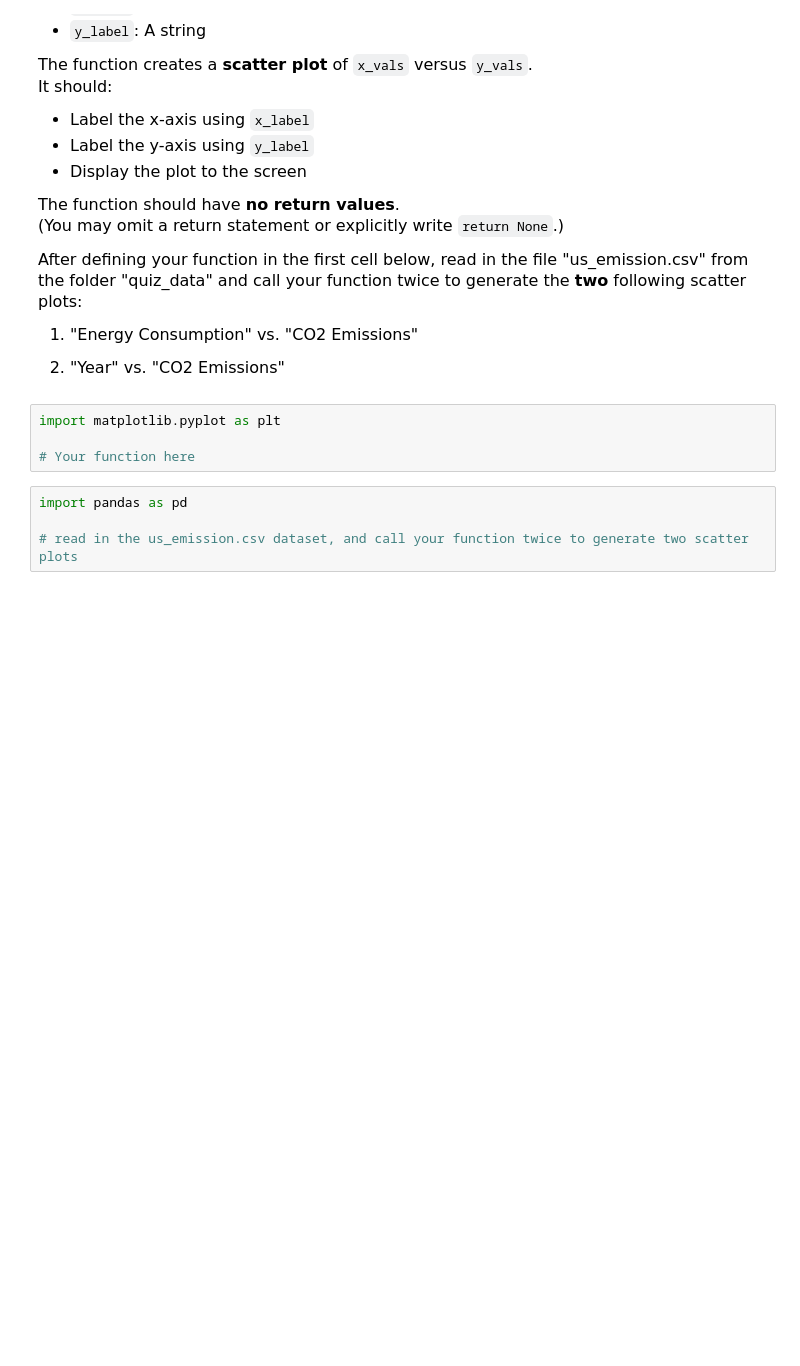
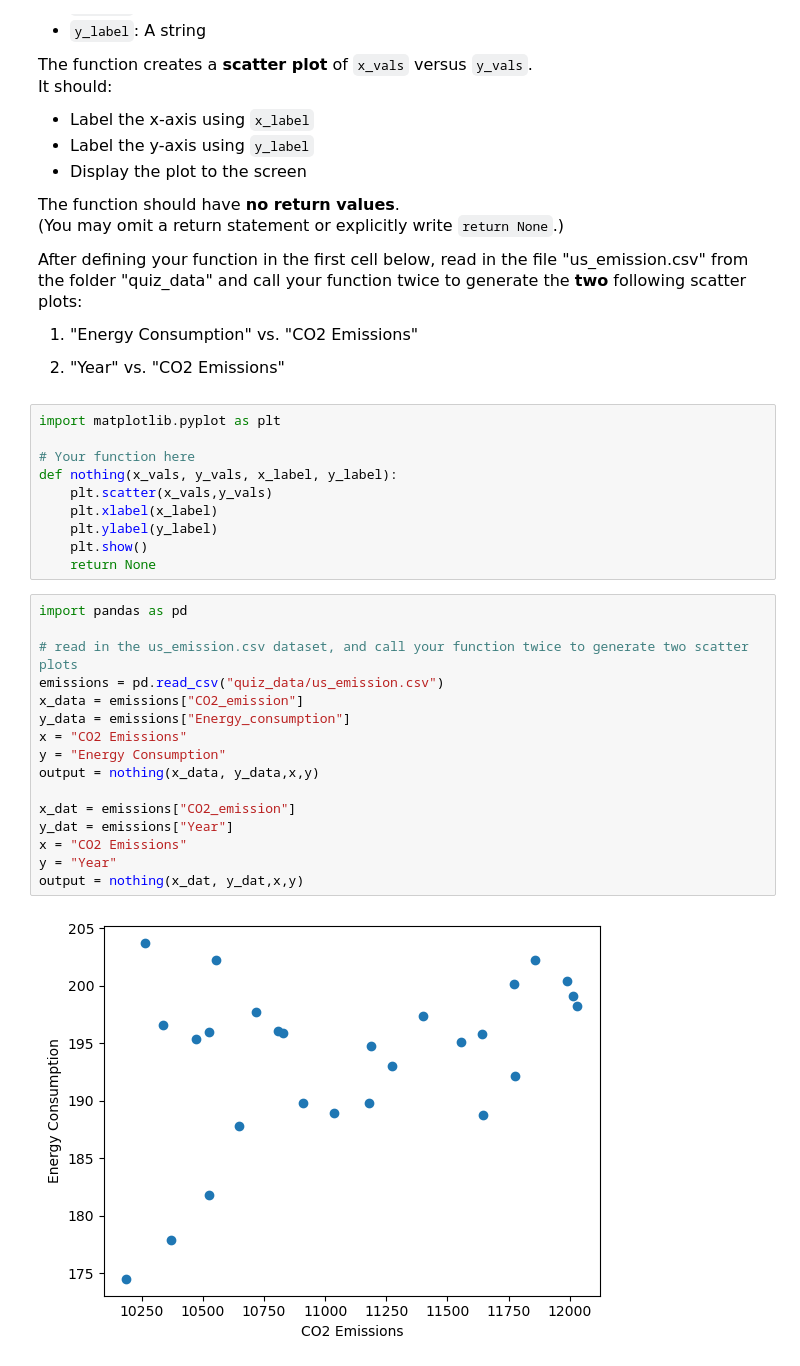
Before and after one commit to inisokoya/datasci151fall2026, a Jupyter notebook: _quizzes/practice_quiz_3/practice_quiz_3.ipynb, the cells around one changed output. Drawn from its saved outputs; the diff is of its cells as text; blank space fills up the shorter version.

```diff
--- a/_quizzes/practice_quiz_3/practice_quiz_3.ipynb
+++ b/_quizzes/practice_quiz_3/practice_quiz_3.ipynb
@@ -187,7 +261,27 @@ After defining your function in the first cell below, read in the file "us_emiss
 import matplotlib.pyplot as plt
 
 # Your function here
+def nothing(x_vals, y_vals, x_label, y_label):
+    plt.scatter(x_vals,y_vals)
+    plt.xlabel(x_label)
+    plt.ylabel(y_label)
+    plt.show()
+    return None
 # %%
 import pandas as pd
 
 # read in the us_emission.csv dataset, and call your function twice to generate two scatter plots
+emissions = pd.read_csv("quiz_data/us_emission.csv")
+x_data = emissions["CO2_emission"]
+y_data = emissions["Energy_consumption"]
+x = "CO2 Emissions"
+y = "Energy Consumption"
+output = nothing(x_data, y_data,x,y)
+
+x_dat = emissions["CO2_emission"]
+y_dat = emissions["Year"]
+x = "CO2 Emissions"
+y = "Year"
+output = nothing(x_dat, y_dat,x,y)
+# %% [output]
+[figure, added]
```
Also changed, not shown: parts of 8 cells of this notebook.
